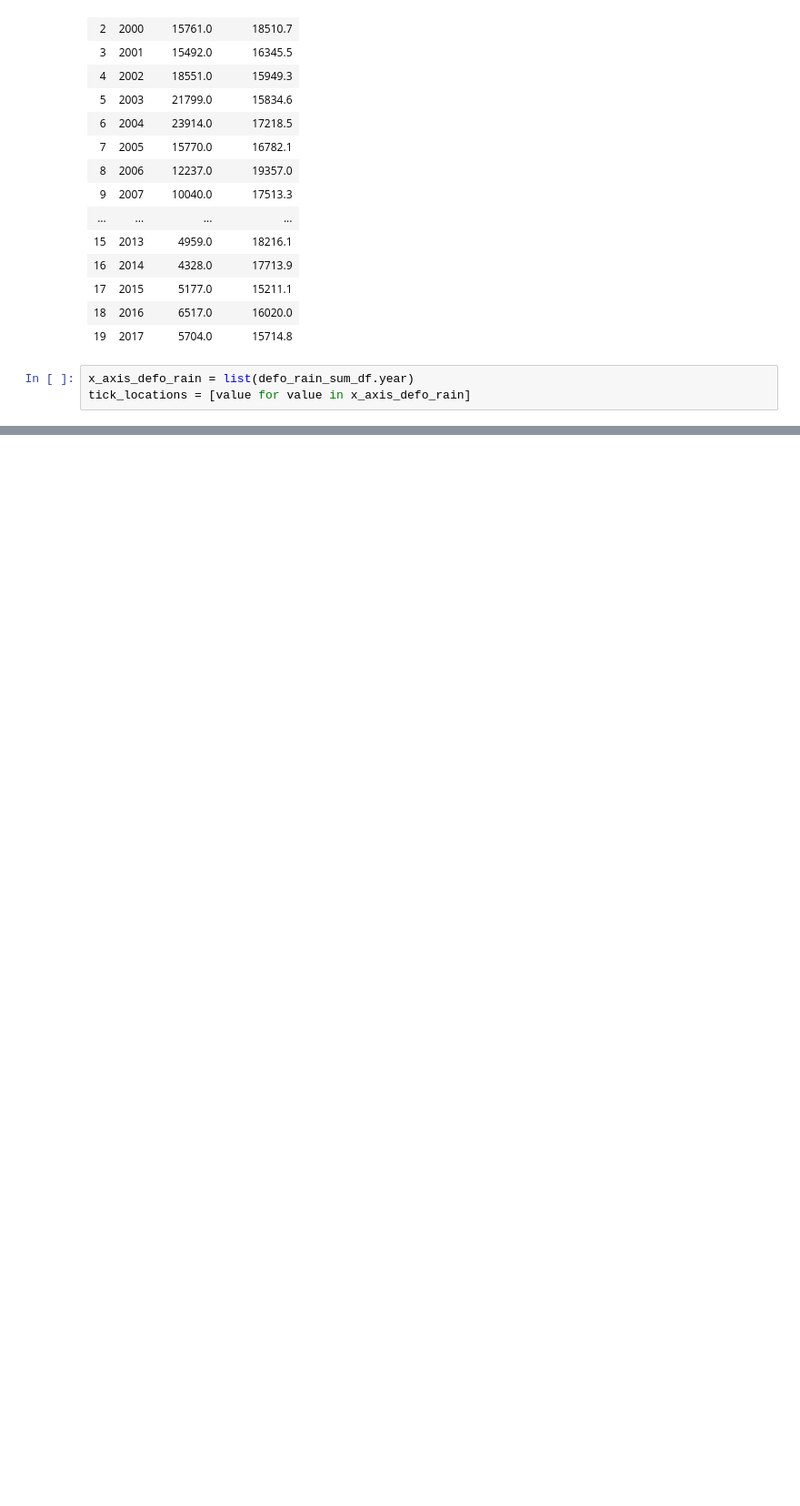
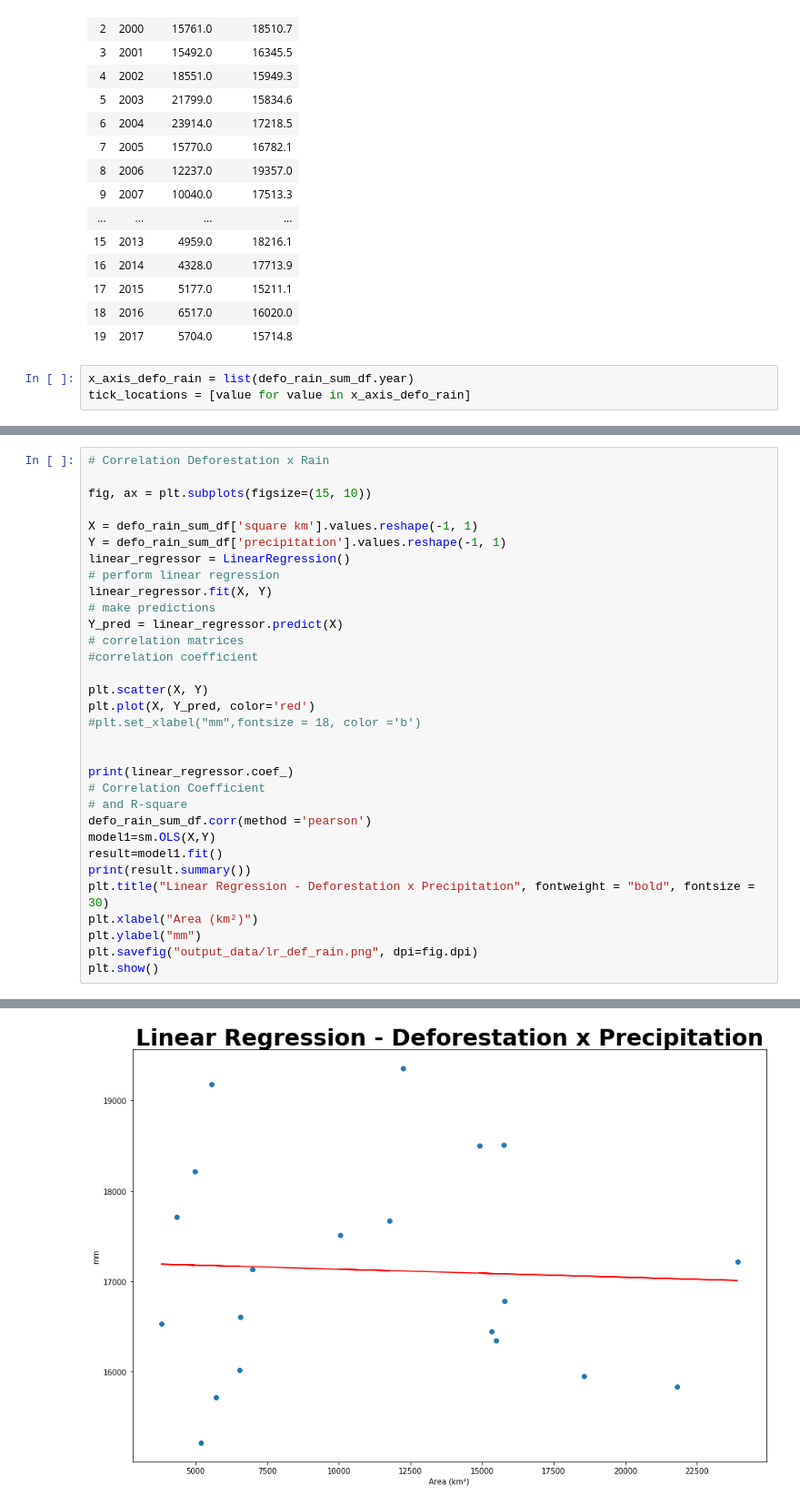
Before and after one commit to hgracemoy/Project1_Group3, a Jupyter notebook: Deforestation.ipynb, the cells around one changed output, grey strips where cells are left out. Shown: that part at 91% size. Cells and saved outputs as stored; diff of their text form; blank space fills up the shorter version.

```diff
--- a/Deforestation.ipynb
+++ b/Deforestation.ipynb
@@ -240,0 +244,33 @@ plt.show()
+# %%
+# Correlation Deforestation x Rain
+
+fig, ax = plt.subplots(figsize=(15, 10))
+
+X = defo_rain_sum_df['square km'].values.reshape(-1, 1)
+Y = defo_rain_sum_df['precipitation'].values.reshape(-1, 1)
+linear_regressor = LinearRegression()
+# perform linear regression
+linear_regressor.fit(X, Y)
+# make predictions
+Y_pred = linear_regressor.predict(X)
+# correlation matrices
+#correlation coefficient
+
+plt.scatter(X, Y)
+plt.plot(X, Y_pred, color='red')
+#plt.set_xlabel("mm",fontsize = 18, color ='b')
+
+
+print(linear_regressor.coef_)
+# Correlation Coefficient
+# and R-square
+defo_rain_sum_df.corr(method ='pearson')
+model1=sm.OLS(X,Y)
+result=model1.fit()
+print(result.summary())
+plt.title("Linear Regression - Deforestation x Precipitation", fontweight = "bold", fontsize = 30)
+plt.xlabel("Area (km²)")
+plt.ylabel("mm")
+plt.savefig("output_data/lr_def_rain.png", dpi=fig.dpi)
+plt.show()
+# %% [output]
@@ -240,0 +294 @@ plt.show()
+[figure, added]
```
Also changed, not shown: parts of 8 cells of this notebook, 12 other files.
